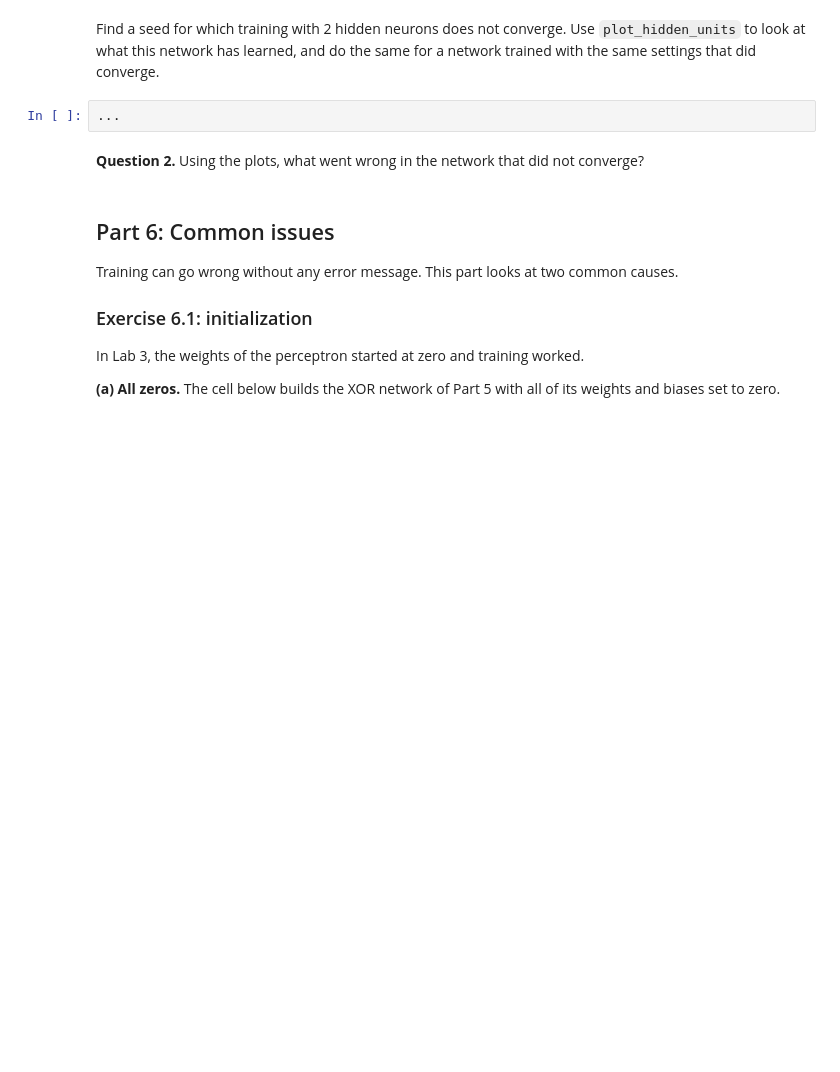
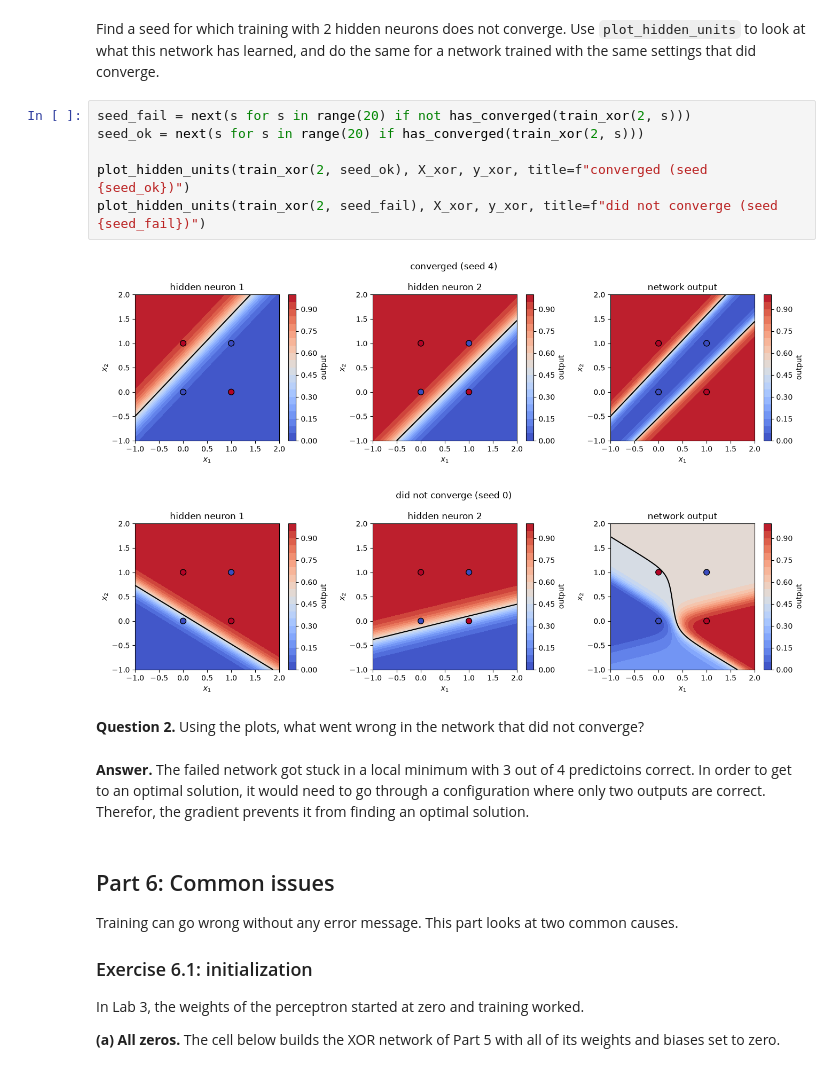
Before and after one commit to omariott/PSL-DL-Labs, a Jupyter notebook: labs/lab05_backprop.ipynb, the cells around one changed output. Cells and saved outputs as stored; diff of their text form; blank space fills up the shorter version.

Commit message:
Add lab05 solutions

```diff
--- a/labs/lab05_backprop.ipynb
+++ b/labs/lab05_backprop.ipynb
@@ -380,10 +463,19 @@ def plot_hidden_units(model, X, y, max_units=4, margin=1.0, title=None):
     plt.show()
 # %% [markdown]
 Find a seed for which training with 2 hidden neurons does not converge. Use `plot_hidden_units` to look at what this network has learned, and do the same for a network trained with the same settings that did converge.
-# %%
-...
+# %%
+seed_fail = next(s for s in range(20) if not has_converged(train_xor(2, s)))
+seed_ok = next(s for s in range(20) if has_converged(train_xor(2, s)))
+
+plot_hidden_units(train_xor(2, seed_ok), X_xor, y_xor, title=f"converged (seed {seed_ok})")
+plot_hidden_units(train_xor(2, seed_fail), X_xor, y_xor, title=f"did not converge (seed {seed_fail})")
+# %% [output]
+[figure, added]
+[figure, added]
 # %% [markdown]
 **Question 2.** Using the plots, what went wrong in the network that did not converge?
+# %% [markdown]
+**Answer.** The failed network got stuck in a local minimum with 3 out of 4 predictoins correct. In order to get to an optimal solution, it would need to go through a configuration where only two outputs are correct. Therefor, the gradient prevents it from finding an optimal solution.
 # %% [markdown]
 ## Part 6: Common issues
 
```
Also changed, not shown: parts of 28 cells of this notebook, 5 other files.
